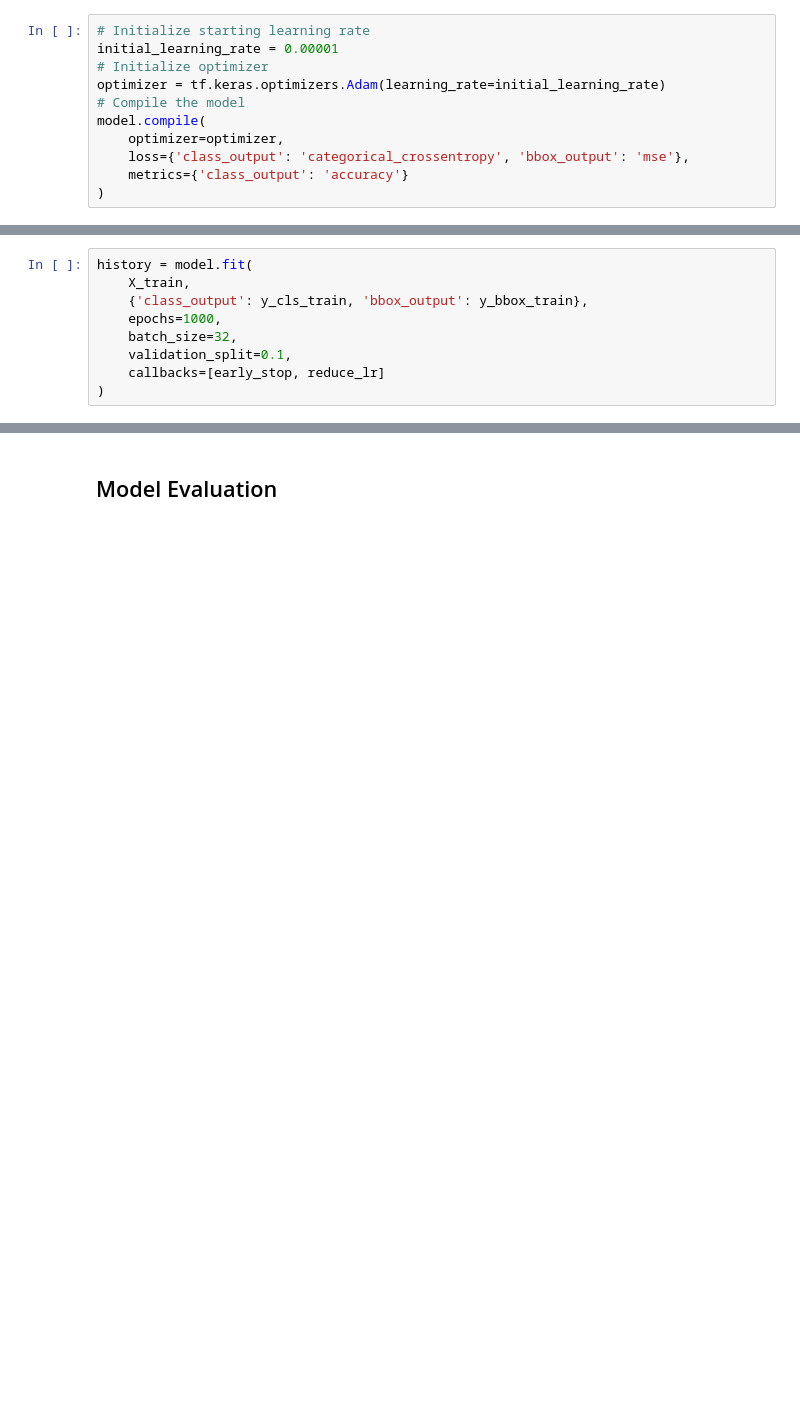
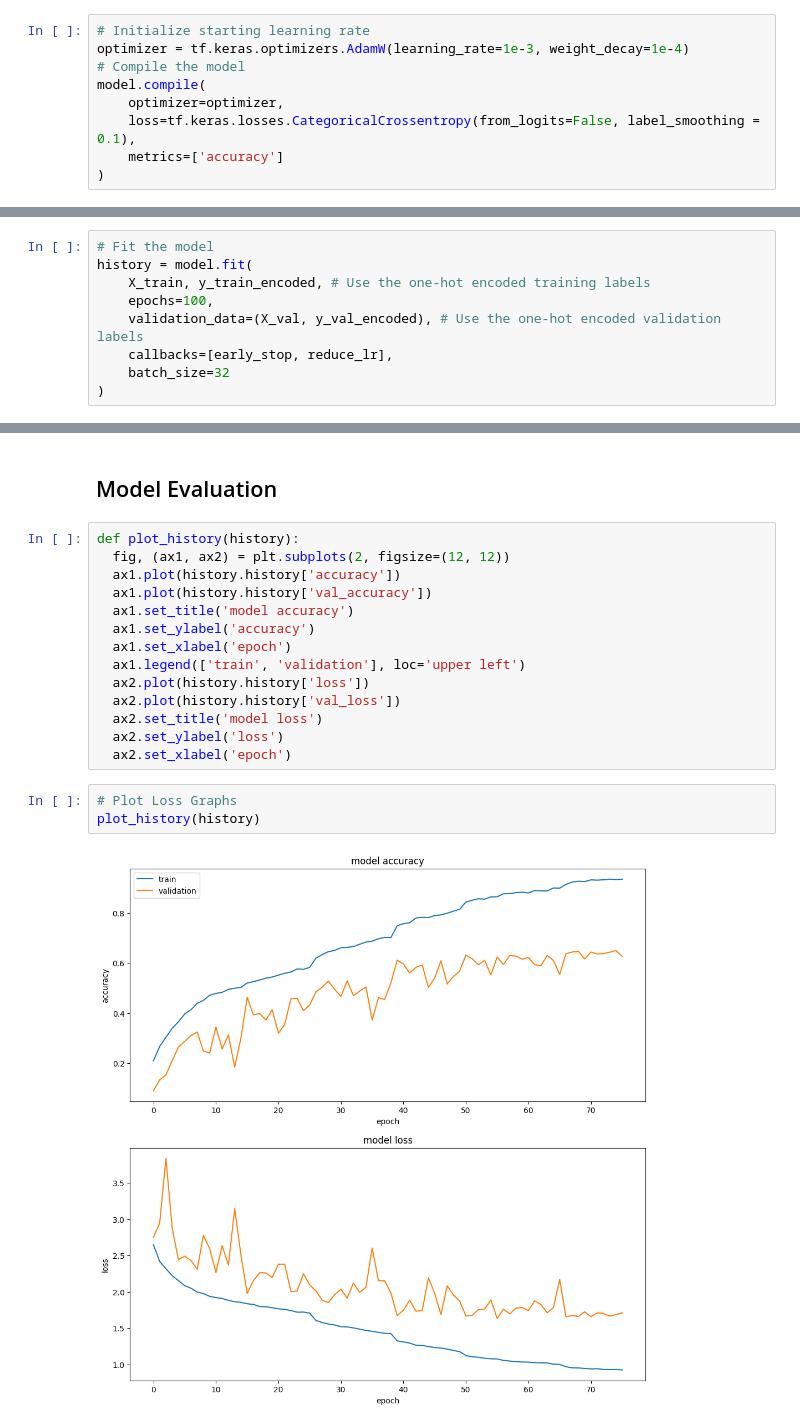
Before and after one commit to machiwao/CCDEPLRL_PROJECT_COM222, a Jupyter notebook: CCDEPLRL_PROJECT_COM222_Project_Implementation.ipynb, the cells around one changed output, grey strips where cells are left out. Drawn from its saved outputs; the diff is of its cells as text; blank space fills up the shorter version.

Commit message:
65% Accuracy for complex architecture

```diff
--- a/CCDEPLRL_PROJECT_COM222_Project_Implementation.ipynb
+++ b/CCDEPLRL_PROJECT_COM222_Project_Implementation.ipynb
@@ -81,13 +182,11 @@ model.summary()
 # %%
 # Initialize starting learning rate
-initial_learning_rate = 0.00001
-# Initialize optimizer
-optimizer = tf.keras.optimizers.Adam(learning_rate=initial_learning_rate)
+optimizer = tf.keras.optimizers.AdamW(learning_rate=1e-3, weight_decay=1e-4)
 # Compile the model
 model.compile(
     optimizer=optimizer,
-    loss={'class_output': 'categorical_crossentropy', 'bbox_output': 'mse'},
-    metrics={'class_output': 'accuracy'}
+    loss=tf.keras.losses.CategoricalCrossentropy(from_logits=False, label_smoothing = 0.1),
+    metrics=['accuracy']
 )
 # %%
 early_stop = EarlyStopping(
@@ -106,12 +205,12 @@ reduce_lr = ReduceLROnPlateau(
     min_delta=0.0001,
     verbose=1
 )
-# %%
-history = model.fit(
-    X_train,
-    {'class_output': y_cls_train, 'bbox_output': y_bbox_train},
-    epochs=1000,
-    batch_size=32,
-    validation_split=0.1,
-    callbacks=[early_stop, reduce_lr]
-)
+# %%
+# Fit the model
+history = model.fit(
+    X_train, y_train_encoded, # Use the one-hot encoded training labels
+    epochs=100,
+    validation_data=(X_val, y_val_encoded), # Use the one-hot encoded validation labels
+    callbacks=[early_stop, reduce_lr],
+    batch_size=32
+)
@@ -118,2 +235,21 @@ history = model.fit(
 # %% [markdown]
 ## Model Evaluation
+# %%
+def plot_history(history):
+  fig, (ax1, ax2) = plt.subplots(2, figsize=(12, 12))
+  ax1.plot(history.history['accuracy'])
+  ax1.plot(history.history['val_accuracy'])
+  ax1.set_title('model accuracy')
+  ax1.set_ylabel('accuracy')
+  ax1.set_xlabel('epoch')
+  ax1.legend(['train', 'validation'], loc='upper left')
+  ax2.plot(history.history['loss'])
+  ax2.plot(history.history['val_loss'])
+  ax2.set_title('model loss')
+  ax2.set_ylabel('loss')
+  ax2.set_xlabel('epoch')
+# %%
+# Plot Loss Graphs
+plot_history(history)
+# %% [output]
+[figure, added]
```
Also changed, not shown: parts of 17 cells of this notebook.
